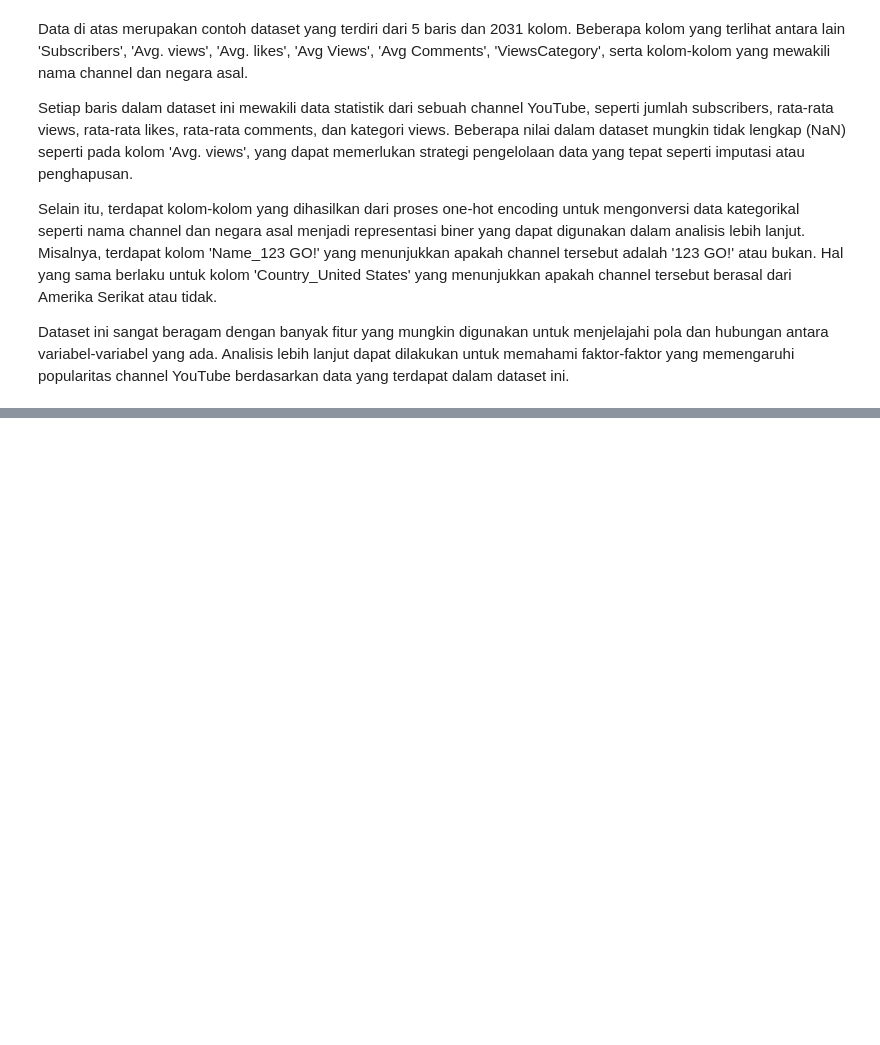
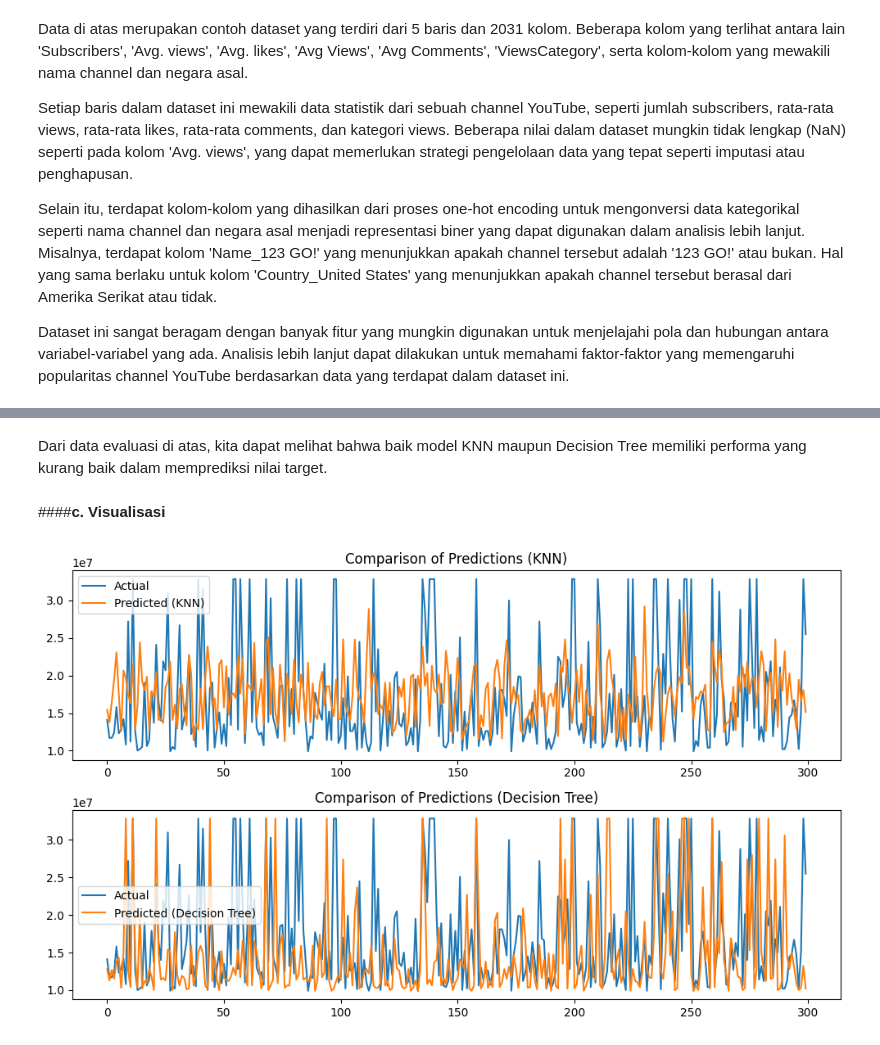
Before and after one commit to bayuprnmji31/DATA-MINING_1, a Jupyter notebook: DATA_MINING_BAYUPRNMJI_1.ipynb, the cells around one changed output, grey strips where cells are left out. Drawn from its saved outputs; the diff is of its cells as text; code cells hidden in the pictures; blank space fills up the shorter version.

```diff
--- a/DATA_MINING_BAYUPRNMJI_1.ipynb
+++ b/DATA_MINING_BAYUPRNMJI_1.ipynb
@@ -1293,0 +1481,4 @@ df.to_csv("Data Cleaned.csv")
+# %%
+# Membangun model KNN Regressor
+knn_model = KNeighborsRegressor()
+knn_model.fit(x_train_norm, y_train)
@@ -1293,0 +1487,4 @@ df.to_csv("Data Cleaned.csv")
+# %%
+# Membangun model Decision Tree Regressor
+dtc_model = DecisionTreeRegressor()
+dtc_model.fit(x_train_norm, y_train)
@@ -1293,0 +1495,4 @@ df.to_csv("Data Cleaned.csv")
+# %%
+# Menggunakan data pengujian untuk membuat prediksi
+y_pred_knn = knn_model.predict(x_test_norm)
+y_pred_dtc = dtc_model.predict(x_test_norm)
@@ -1293,0 +1503,10 @@ df.to_csv("Data Cleaned.csv")
+# %%
+x_test = pd.DataFrame(x_test).reset_index(drop=True)
+
+y_test = pd.DataFrame(y_test).reset_index(drop=True)
+
+gnb_col = pd.DataFrame(gnb_pred.astype(int), columns=["gnb_prediction"])
+knn_col = pd.DataFrame(knn_pred.astype(int), columns=["knn_prediction"])
+dtc_col = pd.DataFrame(dtc_pred.astype(int), columns=["dtc_prediction"])
+
+combined_data = pd.concat([x_test, y_test, gnb_col, knn_col, dtc_col], axis=1)
@@ -1293,0 +1557,26 @@ df.to_csv("Data Cleaned.csv")
+# %% [markdown]
+Dari data evaluasi di atas, kita dapat melihat bahwa baik model KNN maupun Decision Tree memiliki performa yang kurang baik dalam memprediksi nilai target.
+# %% [markdown]
+####**c. Visualisasi**
+# %%
+# Visualisasikan perbandingan prediksi dari kedua model
+plt.figure(figsize=(10, 6))
+
+# Visualisasi prediksi KNN Regressor
+plt.subplot(2, 1, 1)
+plt.plot(y_test, label='Actual')
+plt.plot(y_pred_knn, label='Predicted (KNN)')
+plt.title('Comparison of Predictions (KNN)')
+plt.legend()
+
+# Visualisasi prediksi Decision Tree Regressor
+plt.subplot(2, 1, 2)
+plt.plot(y_test, label='Actual')
+plt.plot(y_pred_dtc, label='Predicted (Decision Tree)')
+plt.title('Comparison of Predictions (Decision Tree)')
+plt.legend()
+
+plt.tight_layout()
+plt.show()
+# %% [output]
+[figure, added]
```
Also changed, not shown: parts of 88 cells of this notebook.
